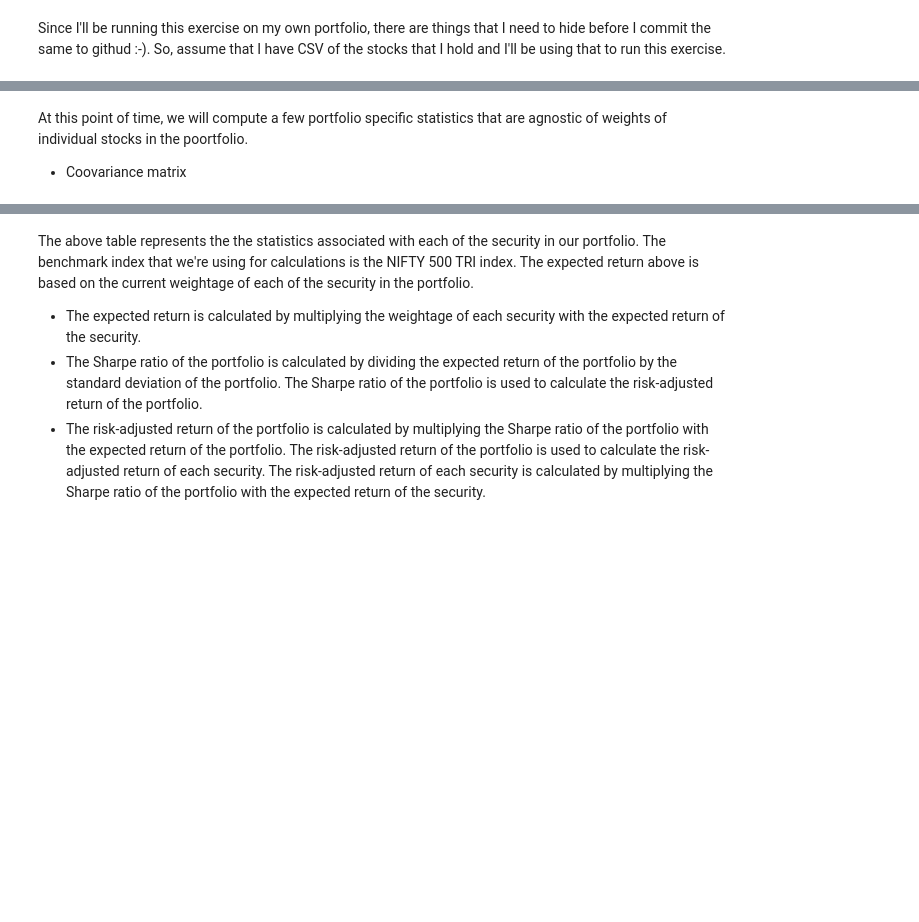
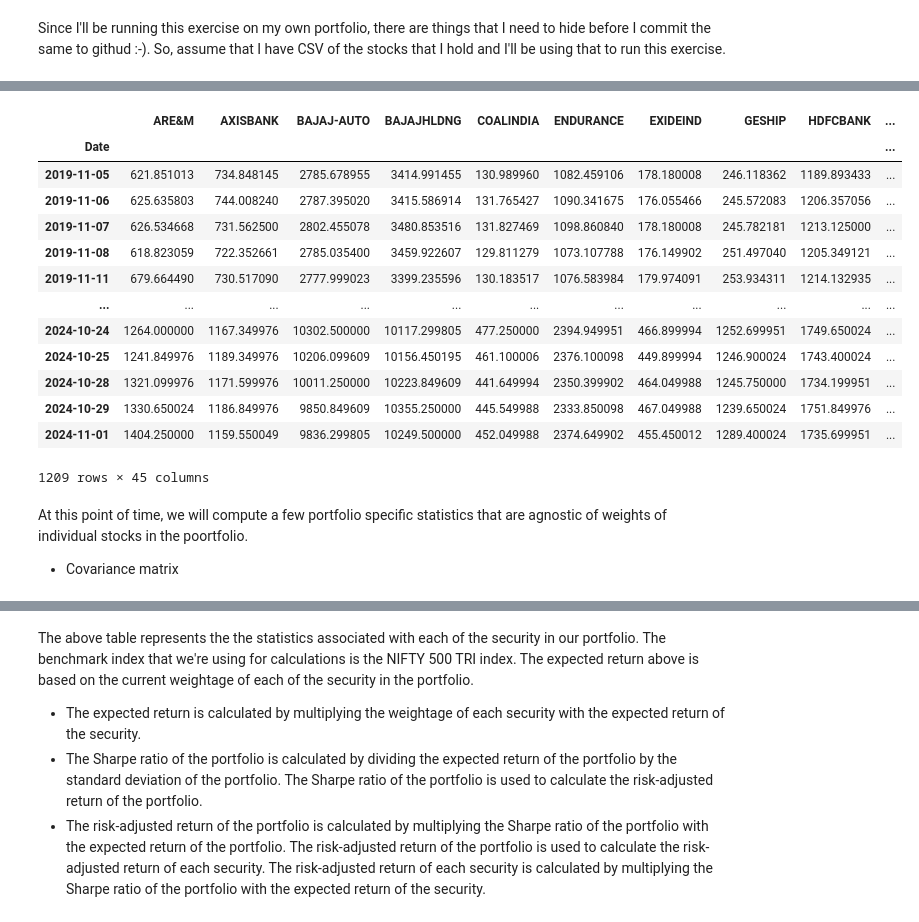
Before and after one commit to akhilesh84/pythonlab, a Jupyter notebook: Notebooks/Finance/Portfolio optimization.ipynb, the cells around one changed output, grey strips where cells are left out. Drawn from its saved outputs; the diff is of its cells as text; code cells hidden in the pictures; blank space fills up the shorter version.

```diff
--- a/Notebooks/Finance/Portfolio optimization.ipynb
+++ b/Notebooks/Finance/Portfolio optimization.ipynb
@@ -65,17 +114,32 @@ master_data
 # %%
 def encich_with_returns(data: pd.DataFrame):
     for scrip, _ in portfolio_stocks:
         data[scrip + '_returns'] = data[scrip].pct_change(fill_method=None)
-        data[scrip + '_log_returns'] = data[scrip].apply(lambda x: math.log(x)).diff()
+        # data[scrip + '_log_returns'] = data[scrip].apply(lambda x: math.log(x)).diff()
     data.dropna(inplace=True, axis=0)
     return data
 
 master_data = encich_with_returns(master_data)
 master_data = pd.merge(master_data, NIFTY500_DATA, left_index=True, right_index=True)
 master_data
+# %% [output]
+|  | ARE&M | AXISBANK | BAJAJ-AUTO | BAJAJHLDNG | COALINDIA | ENDURANCE | EXIDEIND | GESHIP | HDFCBANK | ... |
+| Date |  |  |  |  |  |  |  |  |  | ... |
+| 2019-11-05 | 621.851013 | 734.848145 | 2785.678955 | 3414.991455 | 130.989960 | 1082.459106 | 178.180008 | 246.118362 | 1189.893433 | ... |
+| 2019-11-06 | 625.635803 | 744.008240 | 2787.395020 | 3415.586914 | 131.765427 | 1090.341675 | 176.055466 | 245.572083 | 1206.357056 | ... |
+| 2019-11-07 | 626.534668 | 731.562500 | 2802.455078 | 3480.853516 | 131.827469 | 1098.860840 | 178.180008 | 245.782181 | 1213.125000 | ... |
+| 2019-11-08 | 618.823059 | 722.352661 | 2785.035400 | 3459.922607 | 129.811279 | 1073.107788 | 176.149902 | 251.497040 | 1205.349121 | ... |
+| 2019-11-11 | 679.664490 | 730.517090 | 2777.999023 | 3399.235596 | 130.183517 | 1076.583984 | 179.974091 | 253.934311 | 1214.132935 | ... |
+| ... | ... | ... | ... | ... | ... | ... | ... | ... | ... | ... |
+| 2024-10-24 | 1264.000000 | 1167.349976 | 10302.500000 | 10117.299805 | 477.250000 | 2394.949951 | 466.899994 | 1252.699951 | 1749.650024 | ... |
+| 2024-10-25 | 1241.849976 | 1189.349976 | 10206.099609 | 10156.450195 | 461.100006 | 2376.100098 | 449.899994 | 1246.900024 | 1743.400024 | ... |
+| 2024-10-28 | 1321.099976 | 1171.599976 | 10011.250000 | 10223.849609 | 441.649994 | 2350.399902 | 464.049988 | 1245.750000 | 1734.199951 | ... |
+| 2024-10-29 | 1330.650024 | 1186.849976 | 9850.849609 | 10355.250000 | 445.549988 | 2333.850098 | 467.049988 | 1239.650024 | 1751.849976 | ... |
+| 2024-11-01 | 1404.250000 | 1159.550049 | 9836.299805 | 10249.500000 | 452.049988 | 2374.649902 | 455.450012 | 1289.400024 | 1735.699951 | ... |
+1209 rows × 45 columns
 # %% [markdown]
 At this point of time, we will compute a few portfolio specific statistics that are agnostic of weights of individual stocks in the poortfolio.
-- Coovariance matrix
+- Covariance matrix
 # %%
 covariance_matrix = master_data[[scrip + '_returns' for scrip in scrips]].cov().to_numpy()
 # %%
```
Also changed, not shown: parts of 11 cells of this notebook, 6 other files.
